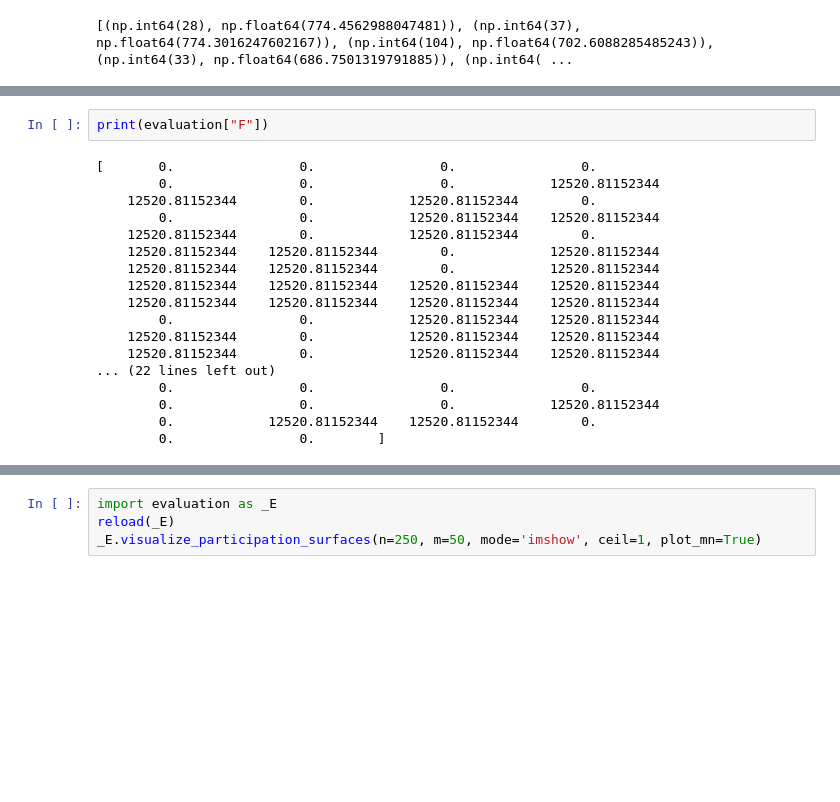
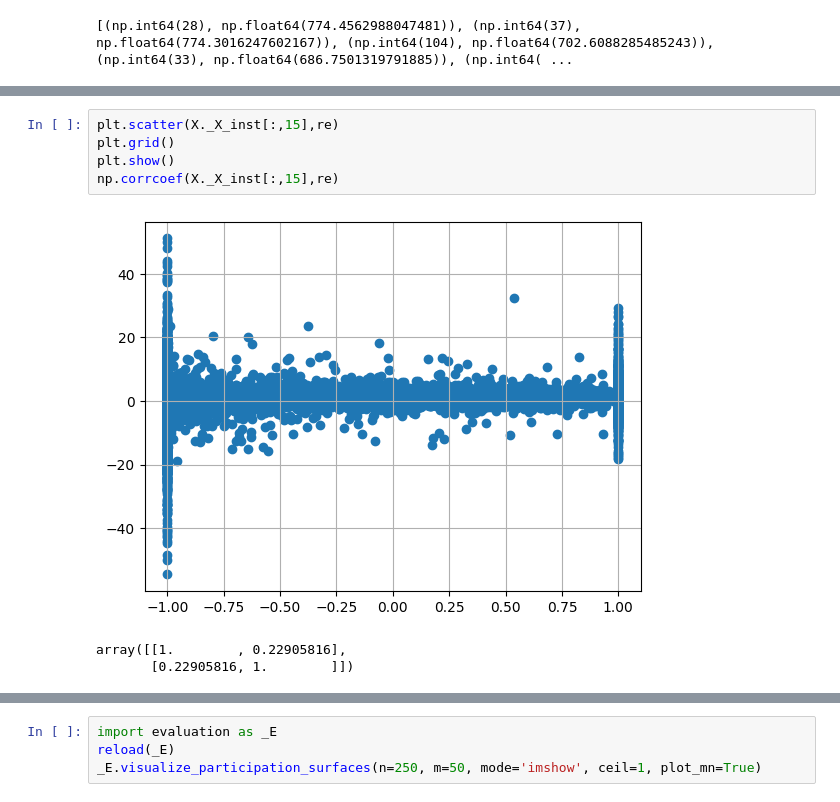
Before and after one commit to Logan-Kelsch/Structural_Regression, a Jupyter notebook: src/dev.ipynb, the cells around one changed output, grey strips where cells are left out. Saved outputs shown, nothing was run; the diff lists cells and outputs as text; blank space fills up the shorter version.

```diff
--- a/src/dev.ipynb
+++ b/src/dev.ipynb
@@ -787,20 +804,9 @@ score tanh:     0.062599
 # %%
-print(evaluation["F"])
+plt.scatter(X._X_inst[:,15],re)
+plt.grid()
+plt.show()
+np.corrcoef(X._X_inst[:,15],re)
 # %% [output]
+[figure, added]
-[       0.                0.                0.                0.
-        0.                0.                0.            12520.81152344
-    12520.81152344        0.            12520.81152344        0.
-        0.                0.            12520.81152344    12520.81152344
-    12520.81152344        0.            12520.81152344        0.
-    12520.81152344    12520.81152344        0.            12520.81152344
-    12520.81152344    12520.81152344        0.            12520.81152344
-    12520.81152344    12520.81152344    12520.81152344    12520.81152344
-    12520.81152344    12520.81152344    12520.81152344    12520.81152344
-        0.                0.            12520.81152344    12520.81152344
-    12520.81152344        0.            12520.81152344    12520.81152344
-    12520.81152344        0.            12520.81152344    12520.81152344
-... (22 lines left out)
-        0.                0.                0.                0.
-        0.                0.                0.            12520.81152344
-        0.            12520.81152344    12520.81152344        0.
-        0.                0.        ]
+array([[1.        , 0.22905816],
+       [0.22905816, 1.        ]])
```
Also changed, not shown: parts of 11 cells of this notebook, 6 other files.
